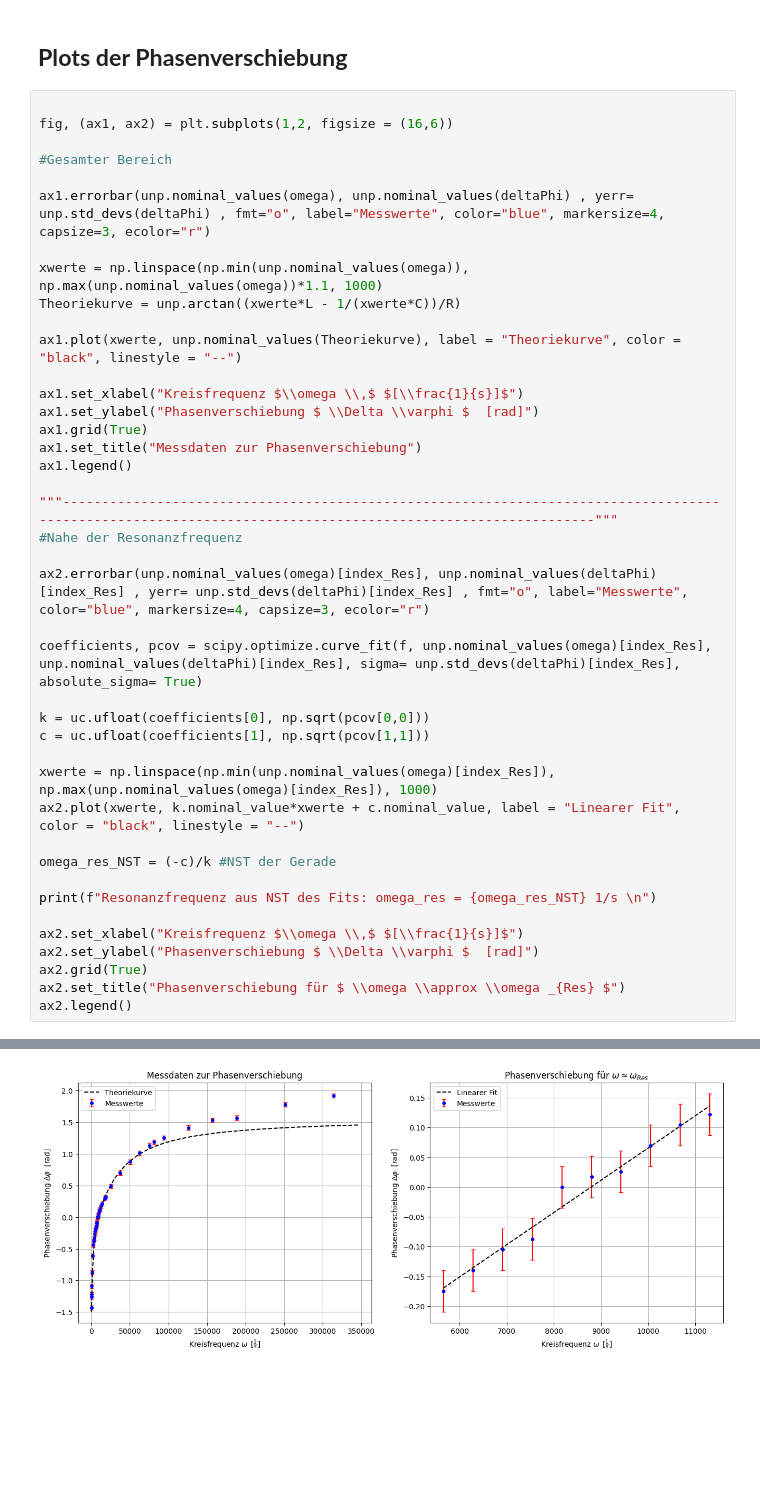
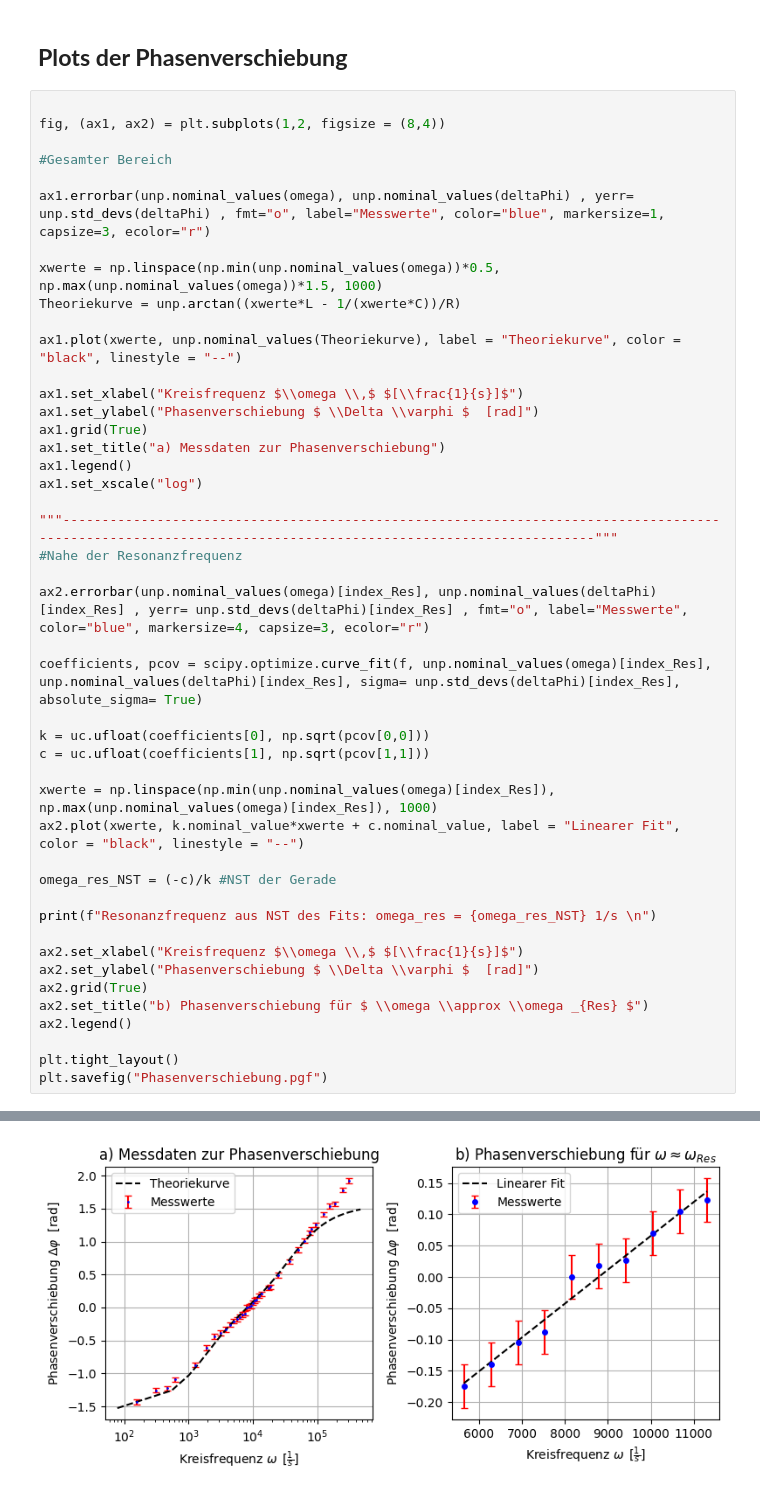
Before and after one commit to Beimi974/Grundpraktikum-Physik, a Jupyter notebook: Ic Versuche/V28 Schwingkreise/Schwingkreise 3.2.ipynb, the cells around one changed output, grey strips where cells are left out. Drawn from its saved outputs; the diff is of its cells as text; blank space fills up the shorter version.

```diff
--- a/Ic Versuche/V28 Schwingkreise/Schwingkreise 3.2.ipynb
+++ b/Ic Versuche/V28 Schwingkreise/Schwingkreise 3.2.ipynb
@@ -181,13 +222,13 @@ ax1.legend()
 ## **Plots der Phasenverschiebung**
 # %%
 
-fig, (ax1, ax2) = plt.subplots(1,2, figsize = (16,6))
+fig, (ax1, ax2) = plt.subplots(1,2, figsize = (8,4))
 
 #Gesamter Bereich
 
-ax1.errorbar(unp.nominal_values(omega), unp.nominal_values(deltaPhi) , yerr= unp.std_devs(deltaPhi) , fmt="o", label="Messwerte", color="blue", markersize=4, capsize=3, ecolor="r")
+ax1.errorbar(unp.nominal_values(omega), unp.nominal_values(deltaPhi) , yerr= unp.std_devs(deltaPhi) , fmt="o", label="Messwerte", color="blue", markersize=1, capsize=3, ecolor="r")
 
-xwerte = np.linspace(np.min(unp.nominal_values(omega)), np.max(unp.nominal_values(omega))*1.1, 1000)
+xwerte = np.linspace(np.min(unp.nominal_values(omega))*0.5, np.max(unp.nominal_values(omega))*1.5, 1000)
 Theoriekurve = unp.arctan((xwerte*L - 1/(xwerte*C))/R)
 
 ax1.plot(xwerte, unp.nominal_values(Theoriekurve), label = "Theoriekurve", color = "black", linestyle = "--")
@@ -195,8 +236,9 @@ ax1.plot(xwerte, unp.nominal_values(Theoriekurve), label = "Theoriekurve", color
 ax1.set_xlabel("Kreisfrequenz $\\omega \\,$ $[\\frac{1}{s}]$")
 ax1.set_ylabel("Phasenverschiebung $ \\Delta \\varphi $  [rad]")
 ax1.grid(True)
-ax1.set_title("Messdaten zur Phasenverschiebung")
+ax1.set_title("a) Messdaten zur Phasenverschiebung")
 ax1.legend()
+ax1.set_xscale("log")
 
 """-----------------------------------------------------------------------------------------------------------------------------------------------------------"""
 #Nahe der Resonanzfrequenz
@@ -218,7 +260,10 @@ print(f"Resonanzfrequenz aus NST des Fits: omega_res = {omega_res_NST} 1/s \n")
 ax2.set_xlabel("Kreisfrequenz $\\omega \\,$ $[\\frac{1}{s}]$")
 ax2.set_ylabel("Phasenverschiebung $ \\Delta \\varphi $  [rad]")
 ax2.grid(True)
-ax2.set_title("Phasenverschiebung für $ \\omega \\approx \\omega _{Res} $")
+ax2.set_title("b) Phasenverschiebung für $ \\omega \\approx \\omega _{Res} $")
 ax2.legend()
+
+plt.tight_layout()
+plt.savefig("Phasenverschiebung.pgf")
 # %% [output]
 Resonanzfrequenz aus NST des Fits: omega_res = (8.8+/-1.4)e+03 1/s
@@ -226 +270 @@ Resonanzfrequenz aus NST des Fits: omega_res = (8.8+/-1.4)e+03 1/s
-[figure, old version]
+[figure, new version]
```
Also changed, not shown: parts of 3 cells of this notebook, 8 other files.
